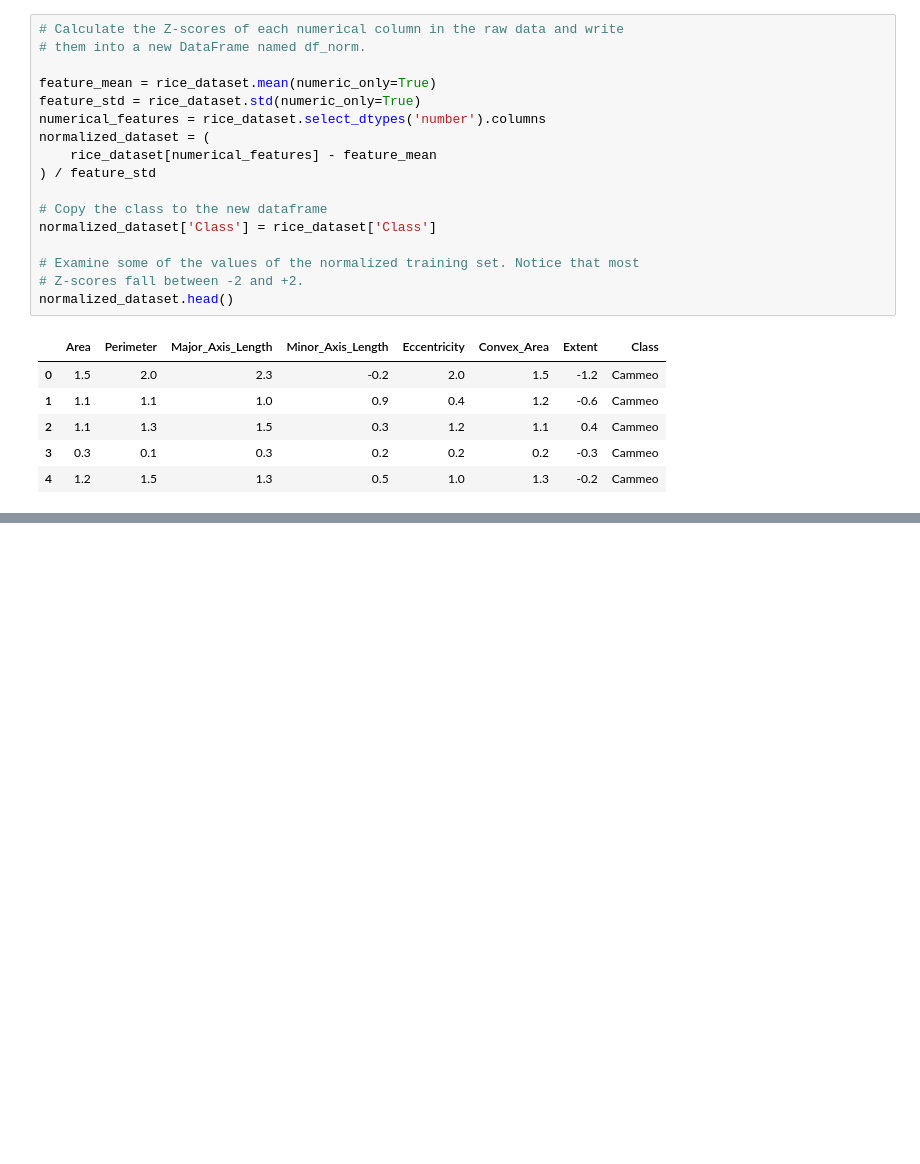
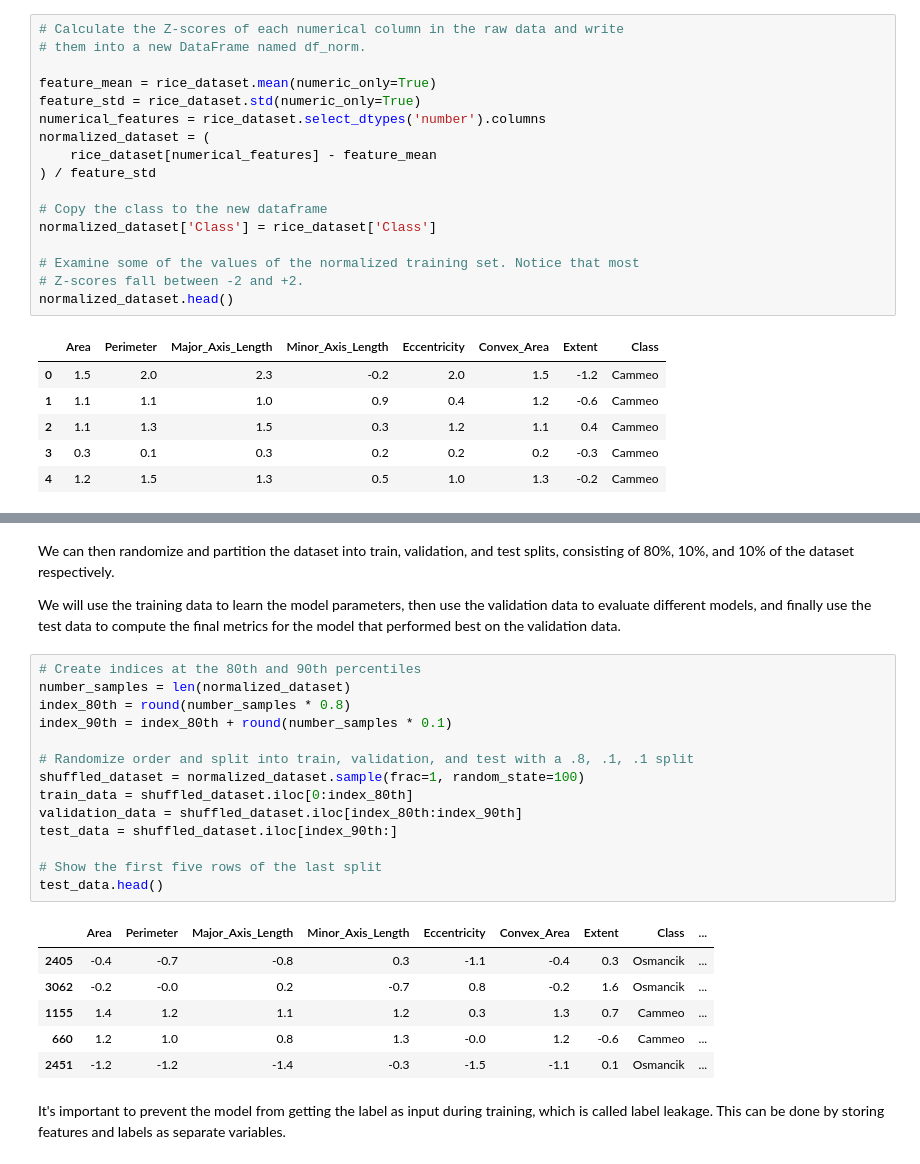
Before and after one commit to fotomain/py_labs_ai_crash_course, a Jupyter notebook: classification1-1.ipynb, the cells around one changed output, grey strips where cells are left out. Cells and saved outputs as stored; diff of their text form; blank space fills up the shorter version.

```diff
--- a/classification1-1.ipynb
+++ b/classification1-1.ipynb
@@ -225,0 +252,27 @@ normalized_dataset.head()
+# %% [markdown]
+We can then randomize and partition the dataset into train, validation, and test splits, consisting of 80%, 10%, and 10% of the dataset respectively.
+
+We will use the training data to learn the model parameters, then use the validation data to evaluate different models, and finally use the test data to compute the final metrics for the model that performed best on the validation data.
+# %%
+# Create indices at the 80th and 90th percentiles
+number_samples = len(normalized_dataset)
+index_80th = round(number_samples * 0.8)
+index_90th = index_80th + round(number_samples * 0.1)
+
+# Randomize order and split into train, validation, and test with a .8, .1, .1 split
+shuffled_dataset = normalized_dataset.sample(frac=1, random_state=100)
+train_data = shuffled_dataset.iloc[0:index_80th]
+validation_data = shuffled_dataset.iloc[index_80th:index_90th]
+test_data = shuffled_dataset.iloc[index_90th:]
+
+# Show the first five rows of the last split
+test_data.head()
+# %% [output]
+|  | Area | Perimeter | Major_Axis_Length | Minor_Axis_Length | Eccentricity | Convex_Area | Extent | Class | ... |
+| 2405 | -0.4 | -0.7 | -0.8 | 0.3 | -1.1 | -0.4 | 0.3 | Osmancik | ... |
+| 3062 | -0.2 | -0.0 | 0.2 | -0.7 | 0.8 | -0.2 | 1.6 | Osmancik | ... |
+| 1155 | 1.4 | 1.2 | 1.1 | 1.2 | 0.3 | 1.3 | 0.7 | Cammeo | ... |
+| 660 | 1.2 | 1.0 | 0.8 | 1.3 | -0.0 | 1.2 | -0.6 | Cammeo | ... |
+| 2451 | -1.2 | -1.2 | -1.4 | -0.3 | -1.5 | -1.1 | 0.1 | Osmancik | ... |
+# %% [markdown]
+It's important to prevent the model from getting the label as input during training, which is called label leakage. This can be done by storing features and labels as separate variables.
```
Also changed, not shown: parts of 17 cells of this notebook.
